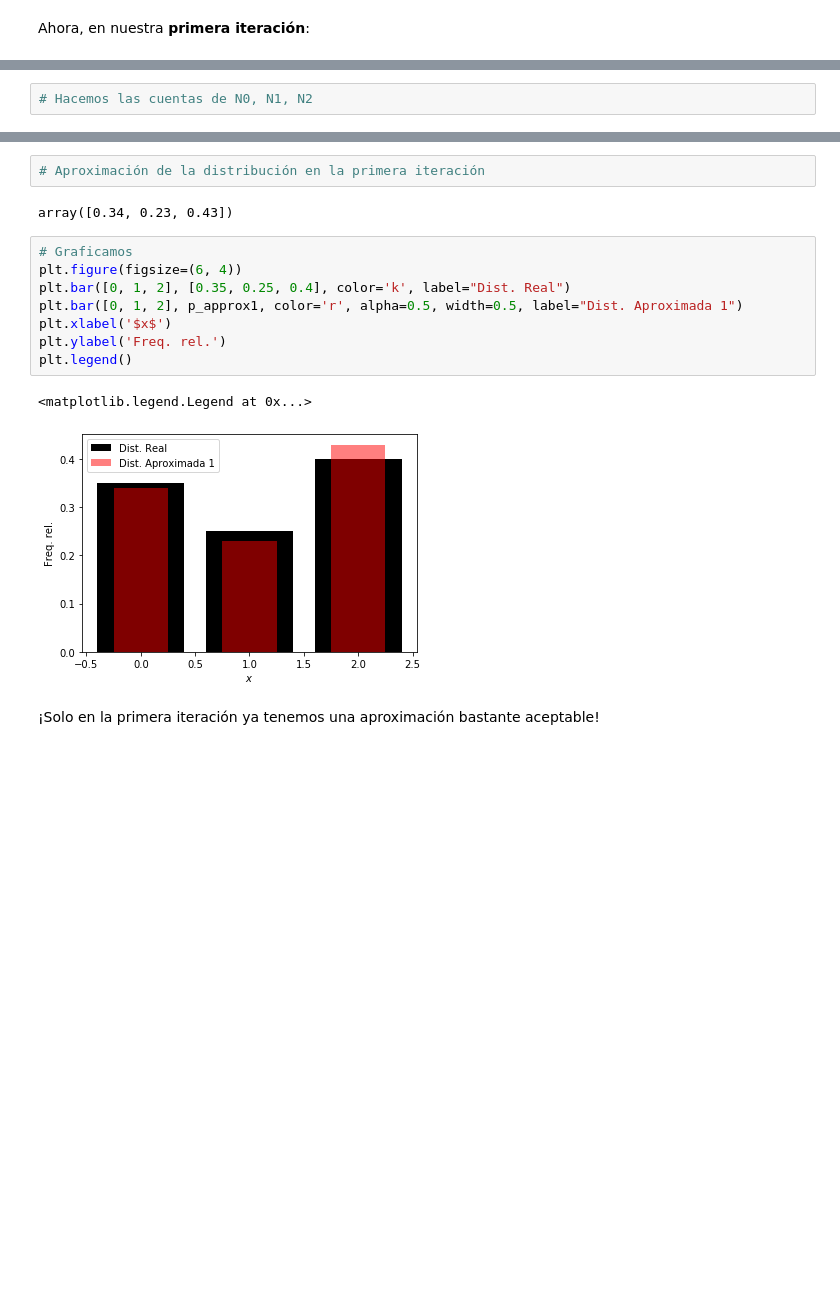
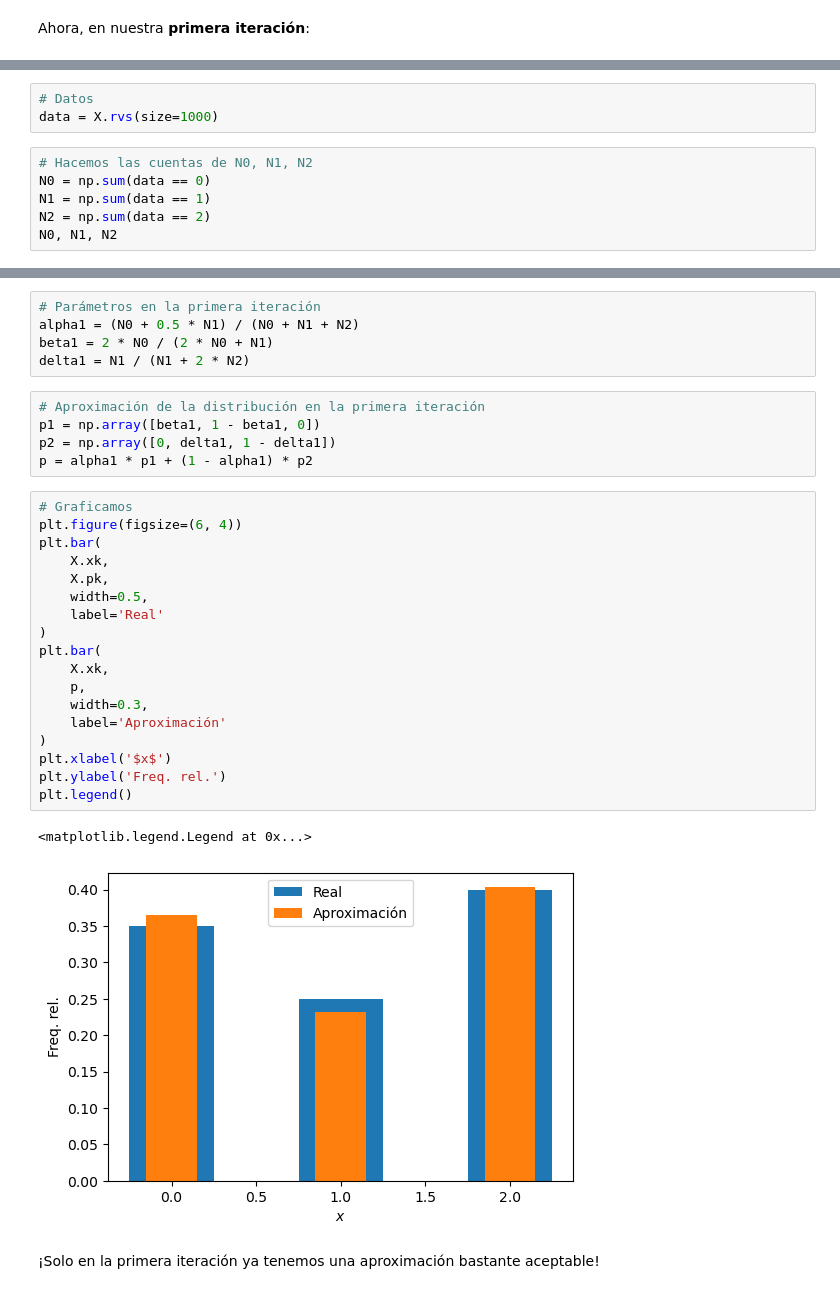
Before and after one commit to esjimenezro/meb2025, a Jupyter notebook: modulo_adicional/tema2/3_ejemplo_basico_AME.ipynb, the cells around one changed output, grey strips where cells are left out. Cells and saved outputs as stored; diff of their text form; blank space fills up the shorter version.

```diff
--- a/modulo_adicional/tema2/3_ejemplo_basico_AME.ipynb
+++ b/modulo_adicional/tema2/3_ejemplo_basico_AME.ipynb
@@ -186,3 +204,10 @@ array([0, 0, 1, 1, 1, 1, 2, 0, 2, 1, 1, 1, 1, 2, 2, 2, 0, 2, 2, 2, 2, 1,
+# %%
+# Datos
+data = X.rvs(size=1000)
 # %%
 # Hacemos las cuentas de N0, N1, N2
+N0 = np.sum(data == 0)
+N1 = np.sum(data == 1)
+N2 = np.sum(data == 2)
+N0, N1, N2
 # %% [output]
@@ -194,18 +215,34 @@ array([0, 0, 1, 1, 1, 1, 2, 0, 2, 1, 1, 1, 1, 2, 2, 2, 0, 2, 2, 2, 2, 1,
+# %%
+# Parámetros en la primera iteración
+alpha1 = (N0 + 0.5 * N1) / (N0 + N1 + N2)
+beta1 = 2 * N0 / (2 * N0 + N1)
+delta1 = N1 / (N1 + 2 * N2)
 # %%
 # Aproximación de la distribución en la primera iteración
+p1 = np.array([beta1, 1 - beta1, 0])
+p2 = np.array([0, delta1, 1 - delta1])
+p = alpha1 * p1 + (1 - alpha1) * p2
-# %% [output]
-array([0.34, 0.23, 0.43])
 # %%
 # Graficamos
 plt.figure(figsize=(6, 4))
-plt.bar([0, 1, 2], [0.35, 0.25, 0.4], color='k', label="Dist. Real")
-plt.bar([0, 1, 2], p_approx1, color='r', alpha=0.5, width=0.5, label="Dist. Aproximada 1")
+plt.bar(
+    X.xk,
+    X.pk,
+    width=0.5,
+    label='Real'
+)
+plt.bar(
+    X.xk,
+    p,
+    width=0.3,
+    label='Aproximación'
+)
 plt.xlabel('$x$')
 plt.ylabel('Freq. rel.')
 plt.legend()
 # %% [output]
 <matplotlib.legend.Legend at 0x...>
-[figure, old version]
+[figure, new version]
 # %% [markdown]
 ¡Solo en la primera iteración ya tenemos una aproximación bastante aceptable!
 # %% [markdown]
```
Also changed, not shown: parts of 11 cells of this notebook.
